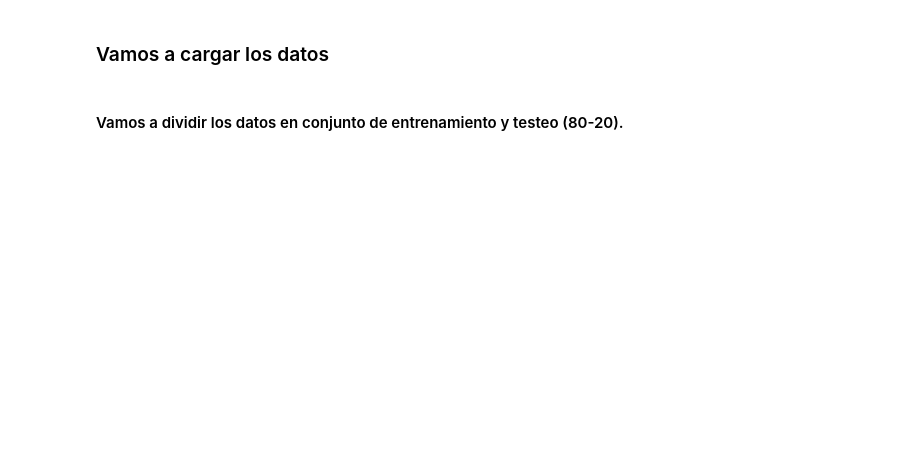
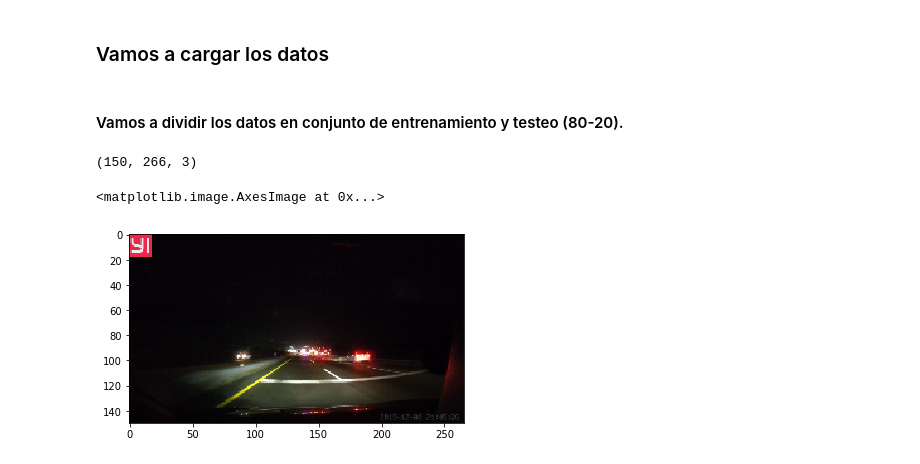
Before and after one commit to iMarioSL/Lineas-Carril, a Jupyter notebook: Main.ipynb, the cells around one changed output. Drawn from its saved outputs; the diff is of its cells as text; code cells hidden in the pictures; blank space fills up the shorter version.

```diff
--- a/Main.ipynb
+++ b/Main.ipynb
@@ -24,0 +21,45 @@ dic_nombre_imagenes = vectorImagenes(nombreDeImagenes, path)
+# %%
+import torch
+import cv2
+from torchvision import transforms, utils
+import numpy as np
+from PIL import Image
+import matplotlib.pyplot as plt
+
+def rescale(data, output_size=150):
+
+    path = 'C:\\Users\\masan\\Desktop\\Mario\\ESFM\\Octavo Semestre\\Servicio Social\\imagenes'
+    nombre_imagen = data[-1][0]
+    puntos = np.array([])
+
+    for fila_datos in data[:-1]:
+        puntos = np.append(puntos, np.array(fila_datos[5:]))
+    puntos = puntos.reshape(14,2)
+
+    h, w = 540, 960
+
+    if h > w:
+        new_h, new_w = output_size * h / w, output_size
+    else:
+        new_h, new_w = output_size, output_size * w / h
+
+    new_h, new_w = int(new_h), int(new_w)
+
+    img = Image.open(f'{path}\\{nombre_imagen}')
+    img = np.asarray(img)
+    img = cv2.resize(img, (new_w, new_h))
+
+    # escalado de puntos
+    puntos = puntos * [new_w/w, new_h/h]
+    return {'image': img, 'puntos': puntos}
+# %%
+prueba = rescale(datos_testeo[0])
+# %%
+prueba['image'].shape
+# %% [output]
+(150, 266, 3)
+# %%
+plt.imshow(prueba['image'])
+# %% [output]
+<matplotlib.image.AxesImage at 0x...>
+[figure, added]
```
Also changed, not shown: parts of 2 cells of this notebook, 3 other files.
